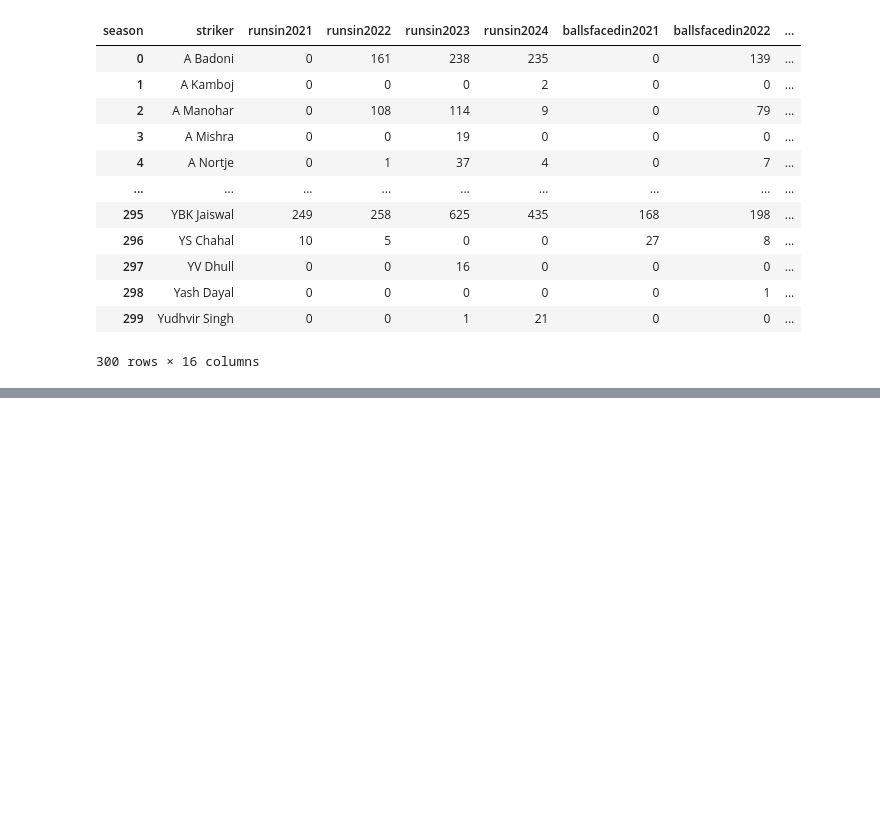
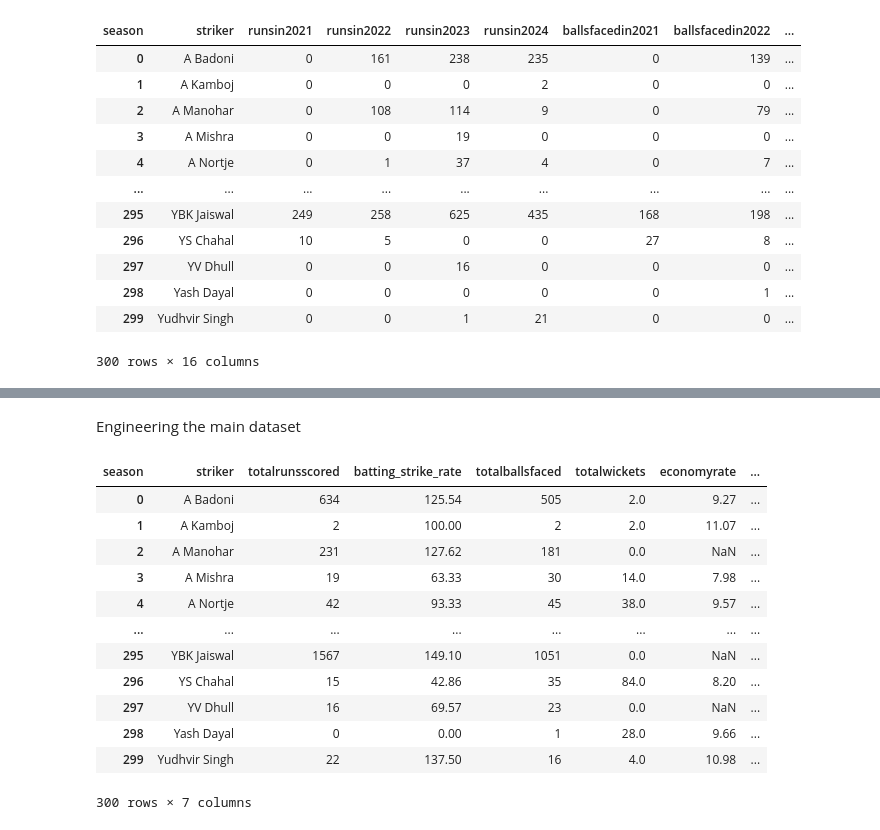
Before and after one commit to NIRANJANGOPALAN/IPL_player_analysis, a Jupyter notebook: 2021_2024_workbook.ipynb, the cells around one changed output, grey strips where cells are left out. Cells and saved outputs as stored; diff of their text form; code cells hidden in the pictures; blank space fills up the shorter version.

```diff
--- a/2021_2024_workbook.ipynb
+++ b/2021_2024_workbook.ipynb
@@ -799,0 +925,23 @@ batting_stats_explore[['batting_strike_rate_2021','batting_strike_rate_2022','ba
+# %% [markdown]
+Engineering the main dataset
+# %%
+main_data = complete_data
+# %%
+main_data['total_runs_scored'] = main_data['runsin2021'] + main_data['runsin2022'] + main_data['runsin2023'] + main_data['runsin2024']
+# %%
+model_data = main_data[['striker','totalrunsscored','batting_strike_rate','totalballsfaced','totalwickets','economyrate','oversbowled_clean']]
+model_data
+# %% [output]
+| season | striker | totalrunsscored | batting_strike_rate | totalballsfaced | totalwickets | economyrate | ... |
+| 0 | A Badoni | 634 | 125.54 | 505 | 2.0 | 9.27 | ... |
+| 1 | A Kamboj | 2 | 100.00 | 2 | 2.0 | 11.07 | ... |
+| 2 | A Manohar | 231 | 127.62 | 181 | 0.0 | NaN | ... |
+| 3 | A Mishra | 19 | 63.33 | 30 | 14.0 | 7.98 | ... |
+| 4 | A Nortje | 42 | 93.33 | 45 | 38.0 | 9.57 | ... |
+| ... | ... | ... | ... | ... | ... | ... | ... |
+| 295 | YBK Jaiswal | 1567 | 149.10 | 1051 | 0.0 | NaN | ... |
+| 296 | YS Chahal | 15 | 42.86 | 35 | 84.0 | 8.20 | ... |
+| 297 | YV Dhull | 16 | 69.57 | 23 | 0.0 | NaN | ... |
+| 298 | Yash Dayal | 0 | 0.00 | 1 | 28.0 | 9.66 | ... |
+| 299 | Yudhvir Singh | 22 | 137.50 | 16 | 4.0 | 10.98 | ... |
+300 rows × 7 columns
```
Also changed, not shown: parts of 9 cells of this notebook, 16 other files.
